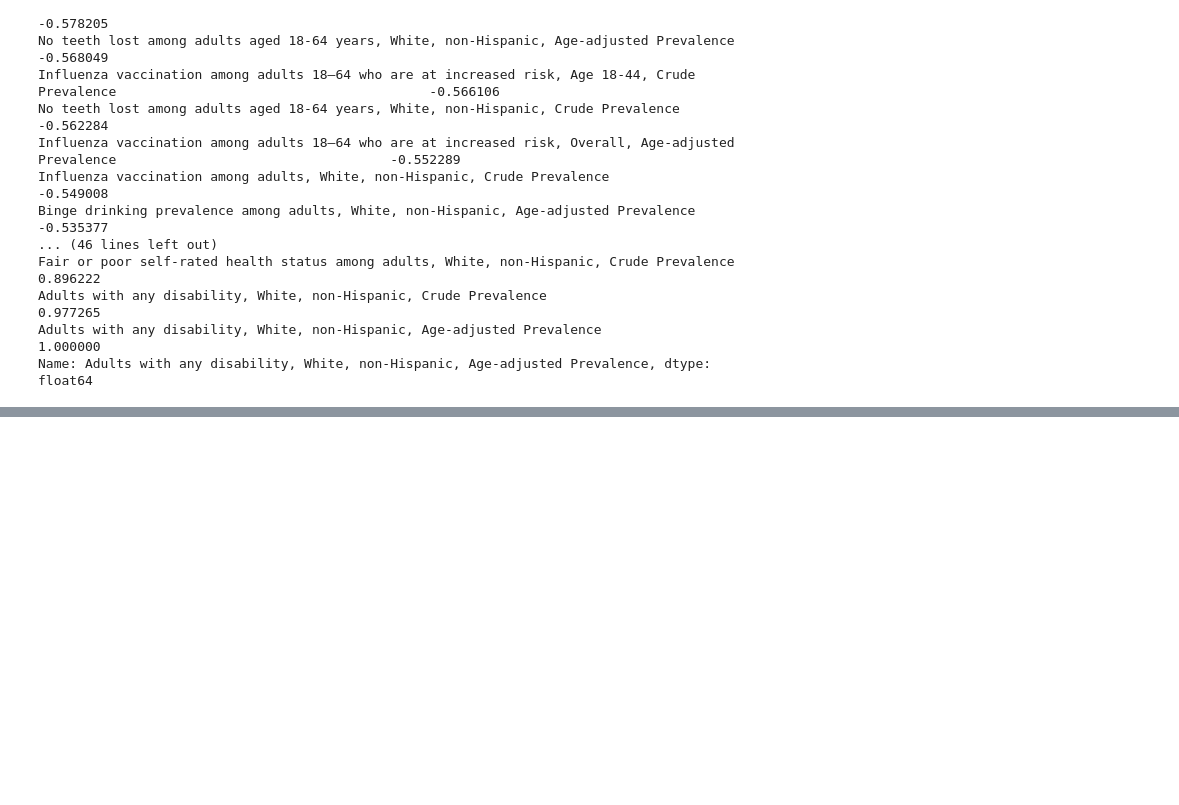
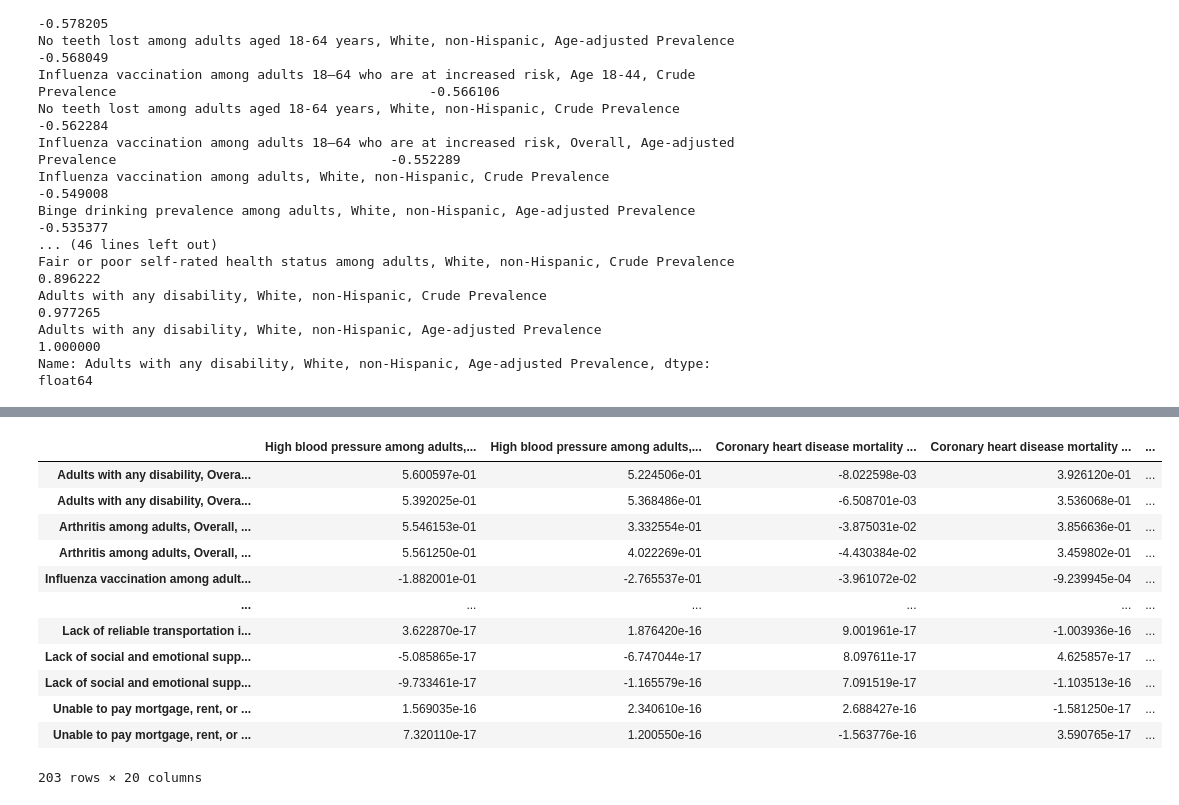
Before and after one commit to NINCOMPAQ/Chronic-Health-Analysis, a Jupyter notebook: Analysis.ipynb, the cells around one changed output, grey strips where cells are left out. Cells and saved outputs as stored; diff of their text form; code cells hidden in the pictures; blank space fills up the shorter version.

```diff
--- a/Analysis.ipynb
+++ b/Analysis.ipynb
@@ -119,0 +139,13 @@ Name: Adults with any disability, White, non-Hispanic, Age-adjusted Prevalence,
+# %%
+CVDquestions = ('High blood pressure among adults',
+       'Coronary heart disease mortality among all people, underlying cause',
+       'Diseases of the heart mortality among all people, underlying cause',
+       'High cholesterol among adults who have been screened',
+       'Hospitalization for heart failure as principal diagnosis, Medicare-beneficiaries aged 65 years and older',
+       'Taking medicine to control high blood pressure among adults with high blood pressure',
+       'Cerebrovascular disease (stroke) mortality among all people, underlying cause',
+       'Taking medicine for high cholesterol among adults')
+
+cols = df.columns
+CVDcols = cols[cols.str.startswith(CVDquestions)]
+CVDcols
@@ -119,0 +211,19 @@ Name: Adults with any disability, White, non-Hispanic, Age-adjusted Prevalence,
+# %%
+overallCorr = overalldf.corr()
+cols = overalldf.columns
+CVDcols = cols[cols.str.startswith(CVDquestions)]
+overallCorr[CVDcols]
+# %% [output]
+|  | High blood pressure among adults,... | High blood pressure among adults,... | Coronary heart disease mortality ... | Coronary heart disease mortality ... | ... |
+| Adults with any disability, Overa... | 5.600597e-01 | 5.224506e-01 | -8.022598e-03 | 3.926120e-01 | ... |
+| Adults with any disability, Overa... | 5.392025e-01 | 5.368486e-01 | -6.508701e-03 | 3.536068e-01 | ... |
+| Arthritis among adults, Overall, ... | 5.546153e-01 | 3.332554e-01 | -3.875031e-02 | 3.856636e-01 | ... |
+| Arthritis among adults, Overall, ... | 5.561250e-01 | 4.022269e-01 | -4.430384e-02 | 3.459802e-01 | ... |
+| Influenza vaccination among adult... | -1.882001e-01 | -2.765537e-01 | -3.961072e-02 | -9.239945e-04 | ... |
+| ... | ... | ... | ... | ... | ... |
+| Lack of reliable transportation i... | 3.622870e-17 | 1.876420e-16 | 9.001961e-17 | -1.003936e-16 | ... |
+| Lack of social and emotional supp... | -5.085865e-17 | -6.747044e-17 | 8.097611e-17 | 4.625857e-17 | ... |
+| Lack of social and emotional supp... | -9.733461e-17 | -1.165579e-16 | 7.091519e-17 | -1.103513e-16 | ... |
+| Unable to pay mortgage, rent, or ... | 1.569035e-16 | 2.340610e-16 | 2.688427e-16 | -1.581250e-17 | ... |
+| Unable to pay mortgage, rent, or ... | 7.320110e-17 | 1.200550e-16 | -1.563776e-16 | 3.590765e-17 | ... |
+203 rows × 20 columns
```
Also changed, not shown: parts of 7 cells of this notebook, 6 other files.
